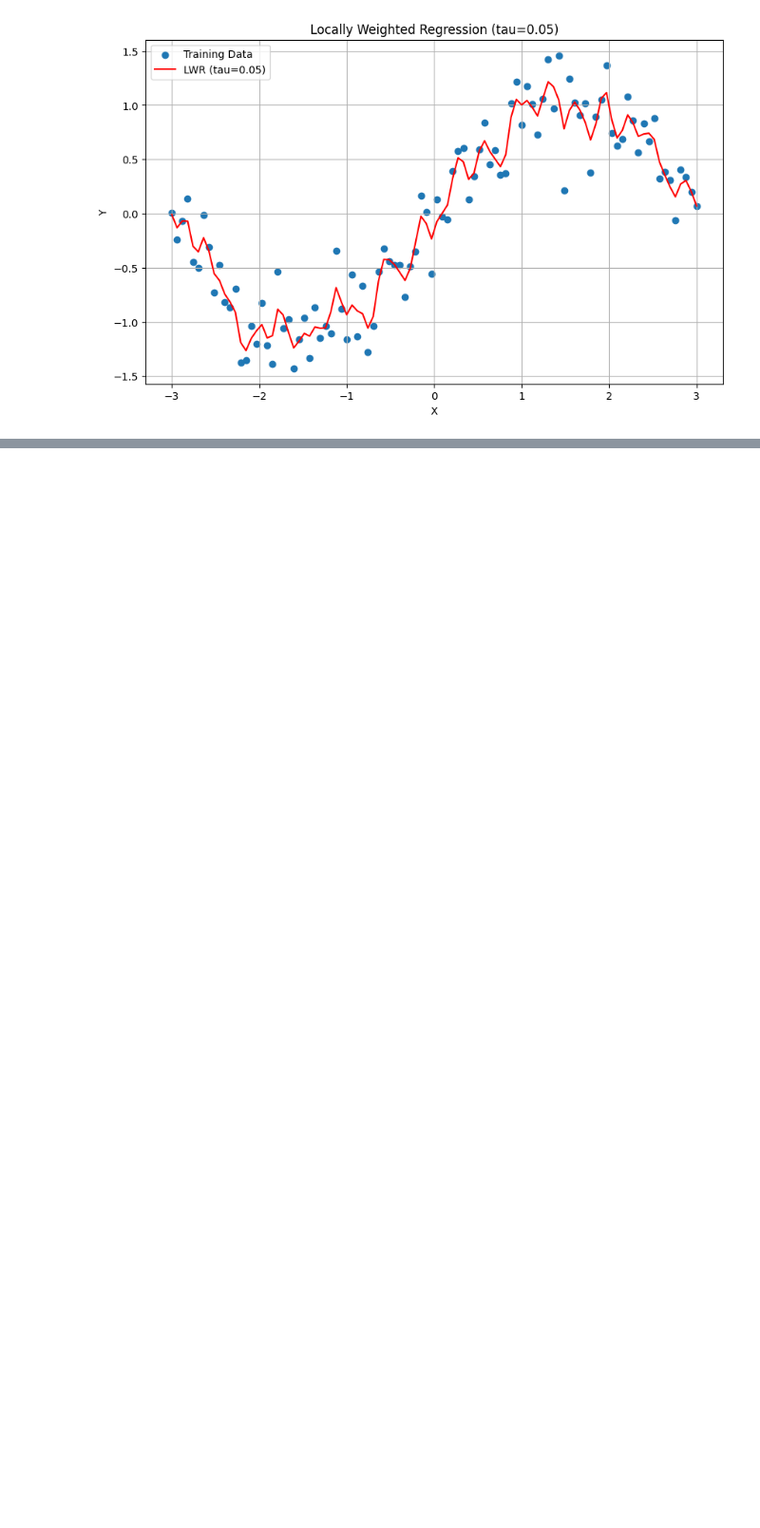
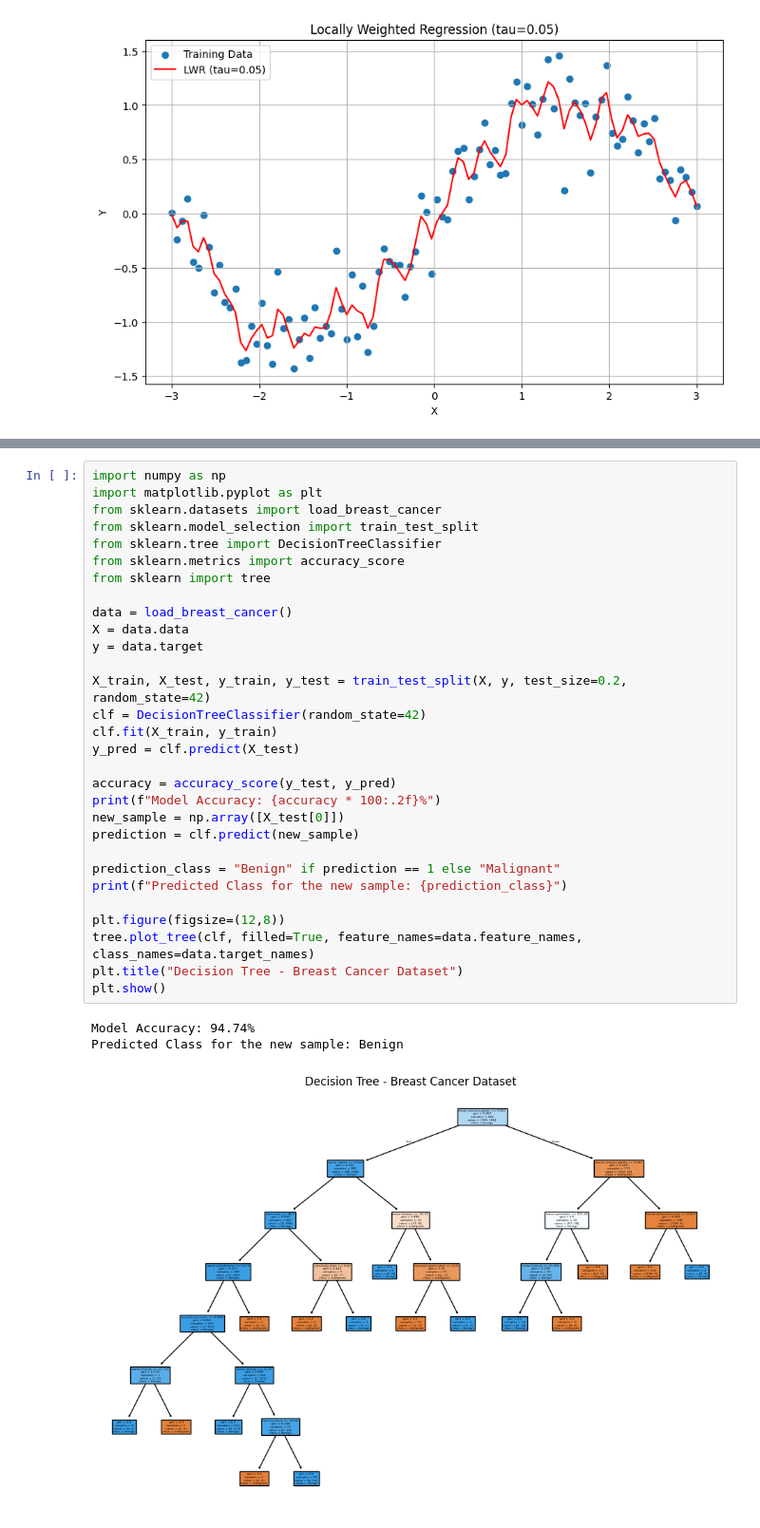
Before and after one commit to BastaMasta/CodeDumpspace, a Jupyter notebook: ML-Labs/book1.ipynb, the cells around one changed output, grey strips where cells are left out. Shown at 95% size. Cells and saved outputs as stored; diff of their text form; blank space fills up the shorter version.

```diff
--- a/ML-Labs/book1.ipynb
+++ b/ML-Labs/book1.ipynb
@@ -256,0 +338,34 @@ plot_lwr(X,Y, tau=0.05)
+# %%
+import numpy as np
+import matplotlib.pyplot as plt
+from sklearn.datasets import load_breast_cancer
+from sklearn.model_selection import train_test_split
+from sklearn.tree import DecisionTreeClassifier
+from sklearn.metrics import accuracy_score
+from sklearn import tree
+
+data = load_breast_cancer()
+X = data.data
+y = data.target
+
+X_train, X_test, y_train, y_test = train_test_split(X, y, test_size=0.2, random_state=42)
+clf = DecisionTreeClassifier(random_state=42)
+clf.fit(X_train, y_train)
+y_pred = clf.predict(X_test)
+
+accuracy = accuracy_score(y_test, y_pred)
+print(f"Model Accuracy: {accuracy * 100:.2f}%")
+new_sample = np.array([X_test[0]])
+prediction = clf.predict(new_sample)
+
+prediction_class = "Benign" if prediction == 1 else "Malignant"
+print(f"Predicted Class for the new sample: {prediction_class}")
+
+plt.figure(figsize=(12,8))
+tree.plot_tree(clf, filled=True, feature_names=data.feature_names, class_names=data.target_names)
+plt.title("Decision Tree - Breast Cancer Dataset")
+plt.show()
+# %% [output]
+Model Accuracy: 94.74%
+Predicted Class for the new sample: Benign
+[figure, added]
```
Also changed, not shown: parts of 4 cells of this notebook.
